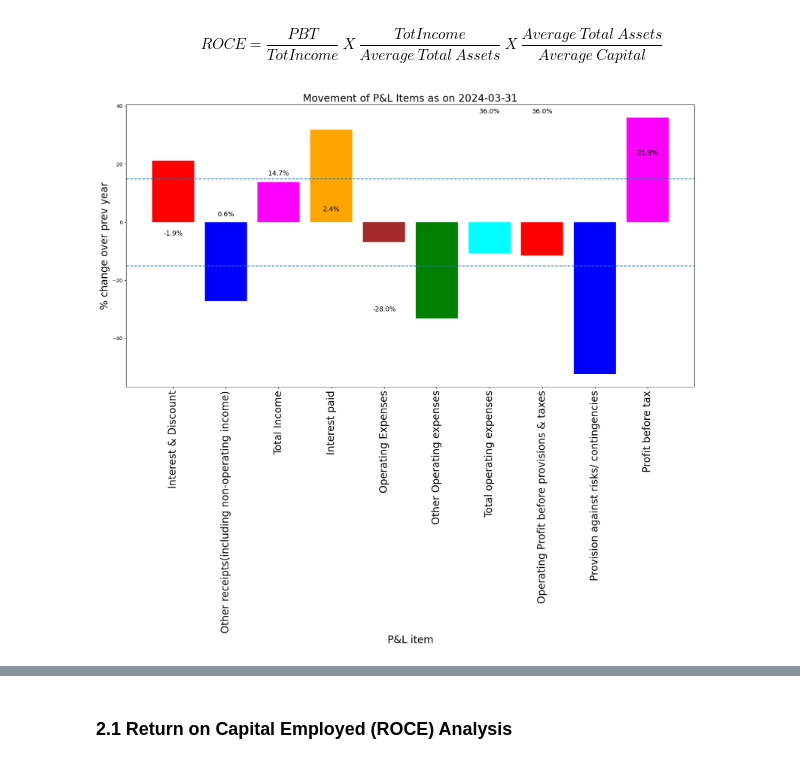
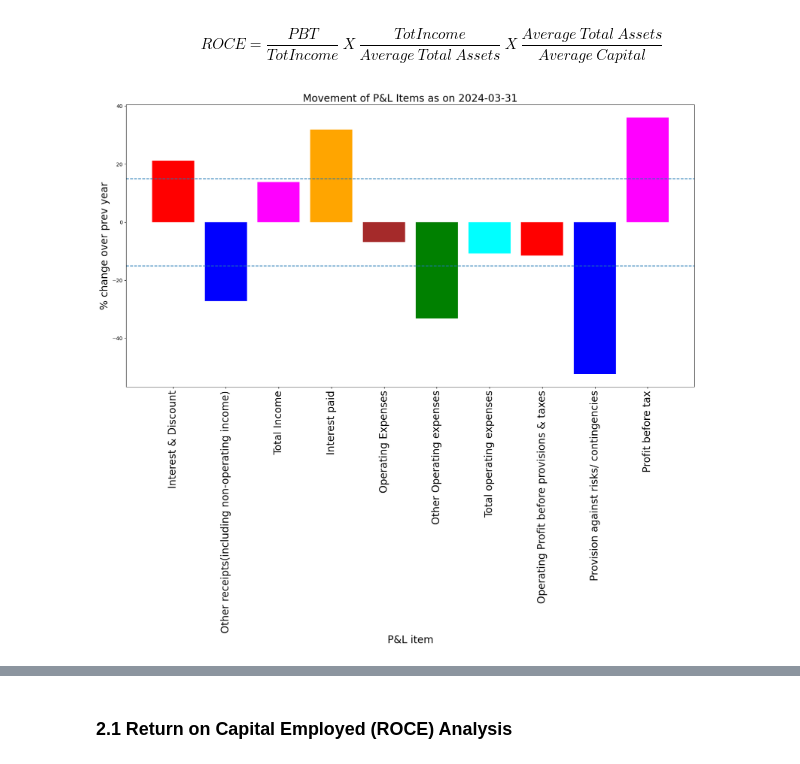
Before and after one commit to AshutoshJaiswal11/sharing_for_learning, a Jupyter notebook: Financial_Analysis_CBSL1.ipynb, the cells around one changed output, grey strips where cells are left out. Saved outputs shown, nothing was run; the diff lists cells and outputs as text; code cells hidden in the pictures.

```diff
--- a/Financial_Analysis_CBSL1.ipynb
+++ b/Financial_Analysis_CBSL1.ipynb
@@ -24,8 +24,8 @@ import os
 # Automatically detects where it's running
 if os.path.exists('/content/drive/MyDrive/Financial_Template_2026.xlsx'):
     # Running as original owner with Drive mounted
-    df1 = pd.read_excel('/content/drive/MyDrive/Financial_Template_2026.xlsx')
+    df1 = pd.read_excel('/content/drive/MyDrive/Financial_Template_2026.xlsx',index_col=0, parse_dates=True)
 else:
     # Running from GitHub - reads from repo
     url = 'https://raw.githubusercontent.com/AshutoshJaiswal11/sharing_for_learning/main/Financial_Template_2026.xlsx'
-    df1 = pd.read_excel(url)
+    df1 = pd.read_excel(url,index_col=0, parse_dates=True)
@@ -160,20 +227,16 @@ df7=pd.read_excel(url,sheet_name='P&L',index_col=0, parse_dates=True)
 df7.fillna(0)
 df7['% change'] = np.round((np.divide(np.array(df7.iloc[:,-1:]), np.array(df7.iloc[:,-2:-1]))-1)*100,2)
 # %%
-# @title
 fig=plt.figure(figsize=(20,10))
 
 c = ['red', 'blue', 'magenta', 'orange', 'brown', 'green', 'cyan']
 plt.bar(df7.index[np.abs(df7['% change']!=0)], df7['% change'][np.abs(df7['% change']!=0)], color = c)
-# Add value labels
-plt.bar_label(bars, fmt='%.1f%%', padding=5, fontsize=13)
-
 plt.xticks(rotation = 90, fontsize = 20)
 plt.axhline(-15, linestyle = 'dashed')
 plt.axhline(15, linestyle = 'dashed')
 plt.title(f'Movement of P&L Items as on {df7.columns[-2].date()}', fontsize = 20)
 plt.xlabel('P&L item', fontsize = 20)
 plt.ylabel('% change over prev year', fontsize = 20)
 plt.show()
 # %% [output]
-[figure, old version]
+[figure, new version]
```
Also changed, not shown: parts of 8 cells of this notebook.
